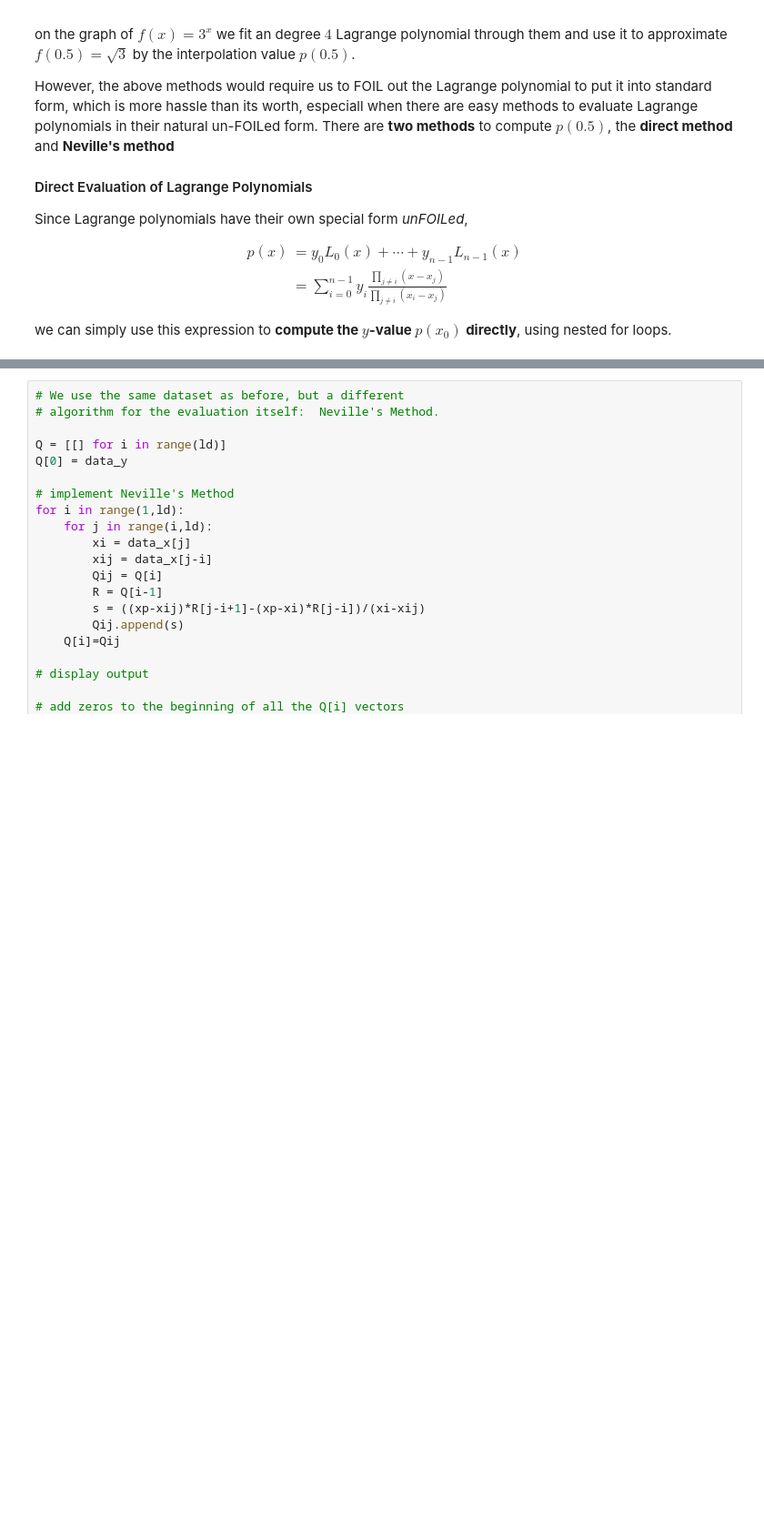
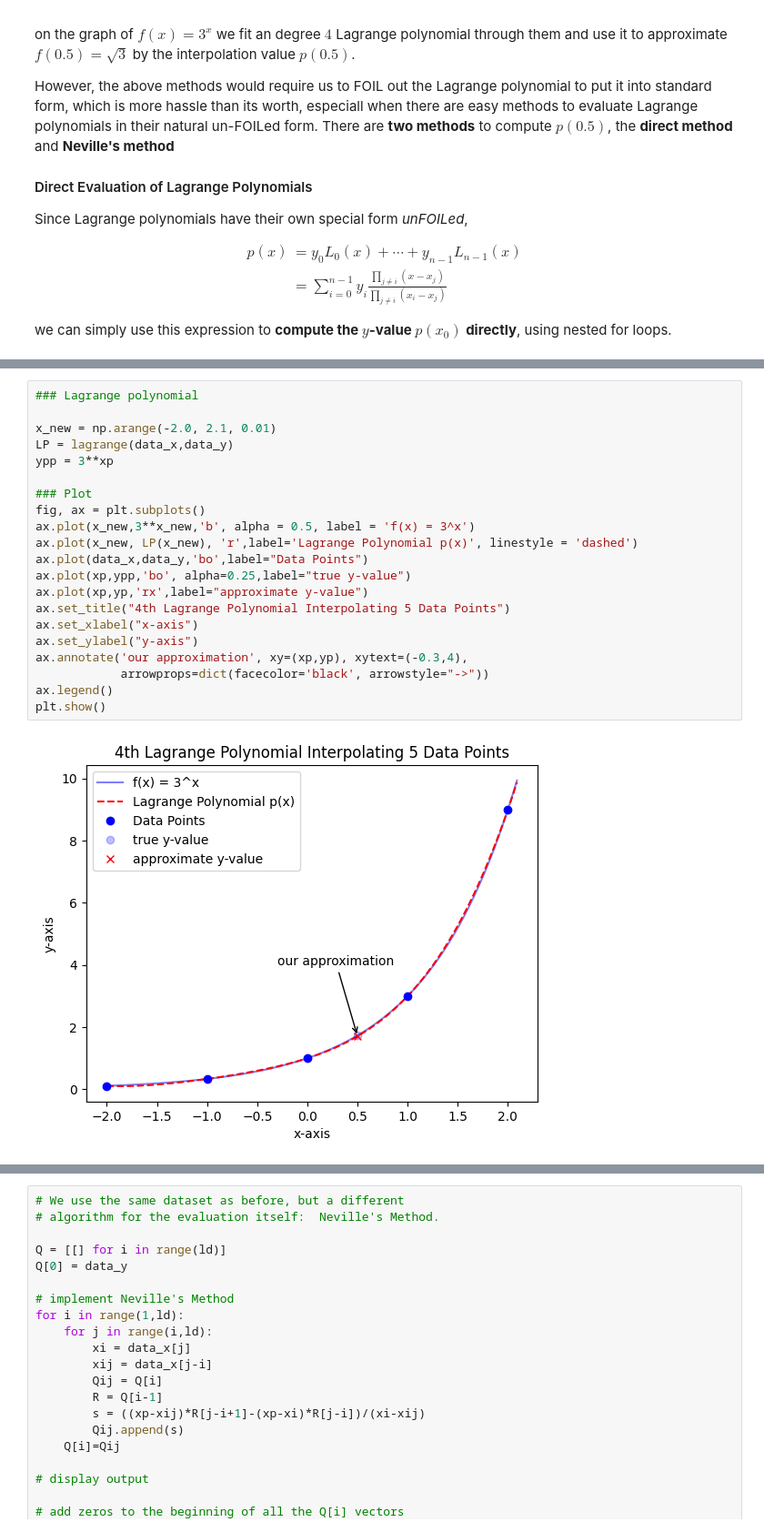
Before and after one commit to alexandernita/Interpolation, a Jupyter notebook: Polynomial_Interpolation.ipynb, the cells around one changed output, grey strips where cells are left out. Shown at 91% size. Cells and saved outputs as stored; diff of their text form; blank space fills up the shorter version.

```diff
--- a/Polynomial_Interpolation.ipynb
+++ b/Polynomial_Interpolation.ipynb
@@ -313,3 +366,26 @@ print("\tf({0:0.1f}) by the interpolating value p({0:0.1f}) = {1:0.4f}.".format(
+# %%
+### Lagrange polynomial
+
+x_new = np.arange(-2.0, 2.1, 0.01)
+LP = lagrange(data_x,data_y)
+ypp = 3**xp
+
+### Plot
+fig, ax = plt.subplots()
+ax.plot(x_new,3**x_new,'b', alpha = 0.5, label = 'f(x) = 3^x')
+ax.plot(x_new, LP(x_new), 'r',label='Lagrange Polynomial p(x)', linestyle = 'dashed')
+ax.plot(data_x,data_y,'bo',label="Data Points")
+ax.plot(xp,ypp,'bo', alpha=0.25,label="true y-value")
+ax.plot(xp,yp,'rx',label="approximate y-value")
+ax.set_title("4th Lagrange Polynomial Interpolating 5 Data Points")
+ax.set_xlabel("x-axis")
+ax.set_ylabel("y-axis")
+ax.annotate('our approximation', xy=(xp,yp), xytext=(-0.3,4),
+            arrowprops=dict(facecolor='black', arrowstyle="->"))
+ax.legend()
+plt.show()
+# %% [output]
+[figure, added]
 # %% [markdown]
 #### Neville's Method
 
```
Also changed, not shown: parts of 13 cells of this notebook, 1 other file.
